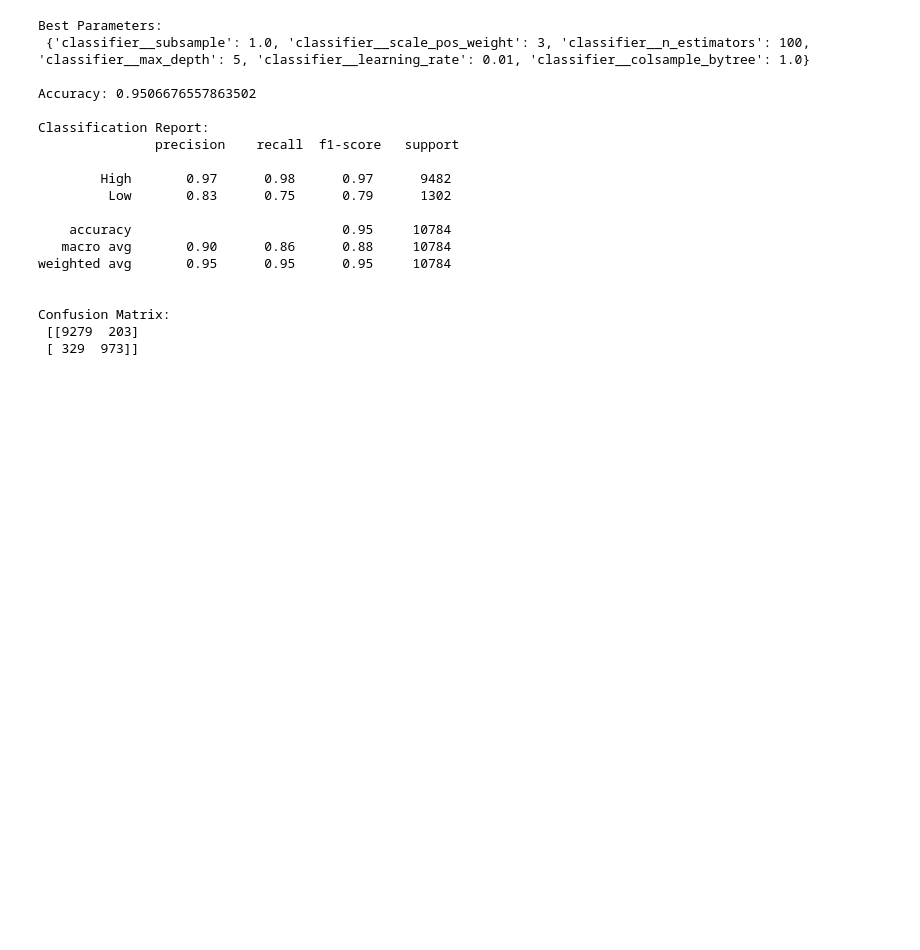
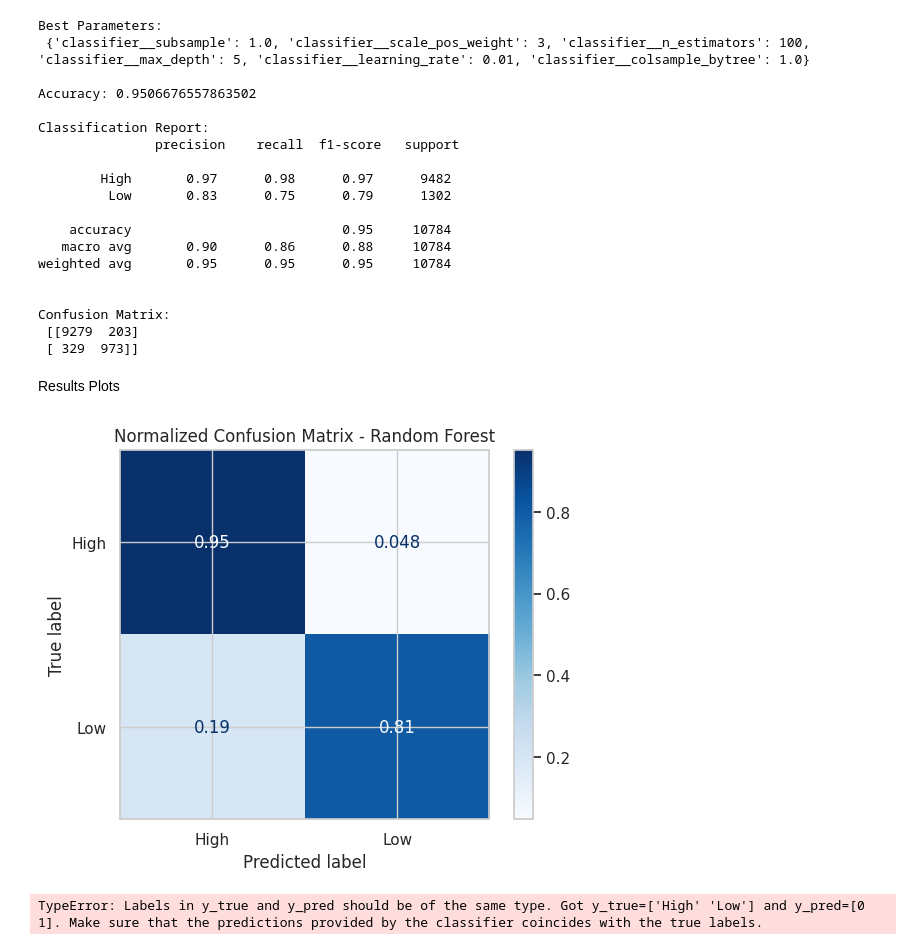
Before and after one commit to Krishnapabbu17/diamonds-analysis, a Jupyter notebook: DataScienceProject.ipynb, the cells around one changed output. Cells and saved outputs as stored; diff of their text form; code cells hidden in the pictures; blank space fills up the shorter version.

Commit message:
results plot

```diff
--- a/DataScienceProject.ipynb
+++ b/DataScienceProject.ipynb
@@ -393,11 +393,11 @@ rf_clf = Pipeline(steps=[
 rf_clf.fit(X_train, y_train)
 
 # Predict and evaluate
-y_pred = rf_clf.predict(X_test)
+rf_pred = rf_clf.predict(X_test)
 
-print("Accuracy:", accuracy_score(y_test, y_pred))
-print("\nClassification Report:\n", classification_report(y_test, y_pred))
-print("\nConfusion Matrix:\n", confusion_matrix(y_test, y_pred))
+print("Accuracy:", accuracy_score(y_test, rf_pred))
+print("\nClassification Report:\n", classification_report(y_test, rf_pred))
+print("\nConfusion Matrix:\n", confusion_matrix(y_test, rf_pred))
 # %% [output]
 Accuracy: 0.9345326409495549
 
@@ -479,14 +479,14 @@ random_search.fit(X_train, y_train)
 
 # Predict
 best_model = random_search.best_estimator_
-y_pred = best_model.predict(X_test)
+xgb_pred = best_model.predict(X_test)
 
 # Evaluation
 y_test_labels = label_encoder.inverse_transform(y_test)
-y_pred_labels = label_encoder.inverse_transform(y_pred)
+y_pred_labels = label_encoder.inverse_transform(xgb_pred)
 
 print("Best Parameters:\n", random_search.best_params_)
-print("\nAccuracy:", accuracy_score(y_test, y_pred))
+print("\nAccuracy:", accuracy_score(y_test, xgb_pred))
 print("\nClassification Report:\n", classification_report(y_test_labels, y_pred_labels))
 print("\nConfusion Matrix:\n", confusion_matrix(y_test_labels, y_pred_labels))
 # %% [output]
@@ -513,3 +513,29 @@ weighted avg       0.95      0.95      0.95     10784
 Confusion Matrix:
  [[9279  203]
  [ 329  973]]
+# %% [markdown]
+Results Plots
+# %%
+from sklearn.metrics import confusion_matrix, ConfusionMatrixDisplay
+import matplotlib.pyplot as plt
+
+def plot_conf_matrix(y_true, y_pred, model_name):
+    cm = confusion_matrix(y_true, y_pred, labels=['High', 'Low'], normalize='true')
+    disp = ConfusionMatrixDisplay(confusion_matrix=cm, display_labels=['High', 'Low'])
+    disp.plot(cmap='Blues')
+    plt.title(f'Normalized Confusion Matrix - {model_name}')
+    plt.show()
+
+# numeric to string
+y_test_labels = label_encoder.inverse_transform(y_test)
+
+# rename
+rf_pred_labels = rf_pred
+xgb_pred_labels = xgb_pred
+
+# Plot confusion matrix using string labels on both sides
+plot_conf_matrix(y_test_labels, rf_pred_labels, 'Random Forest')
+plot_conf_matrix(y_test_labels, xgb_pred_labels, 'XGBoost')
+# %% [output]
+[figure, added]
+TypeError: Labels in y_true and y_pred should be of the same type. Got y_true=['High' 'Low'] and y_pred=[0 1]. Make sure that the predictions provided by the classifier coincides with the true labels.
```
Also changed, not shown: parts of 3 cells of this notebook.
